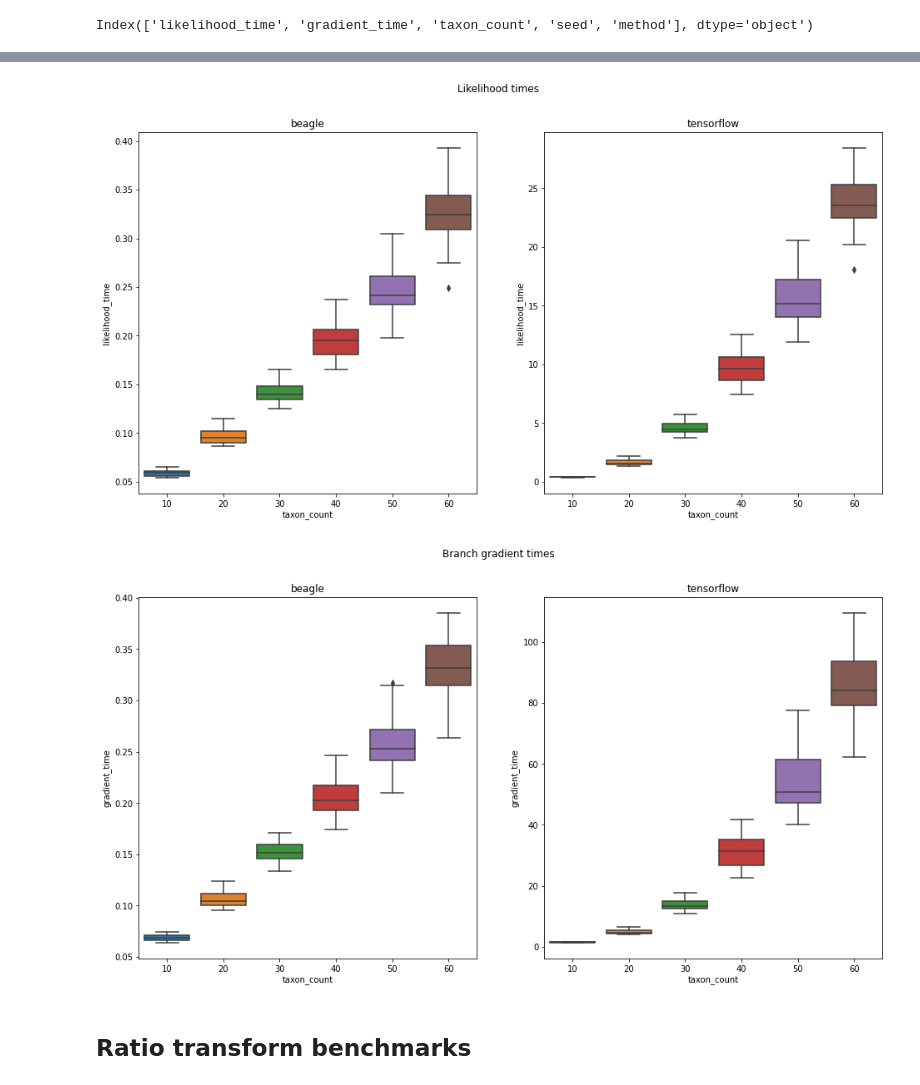
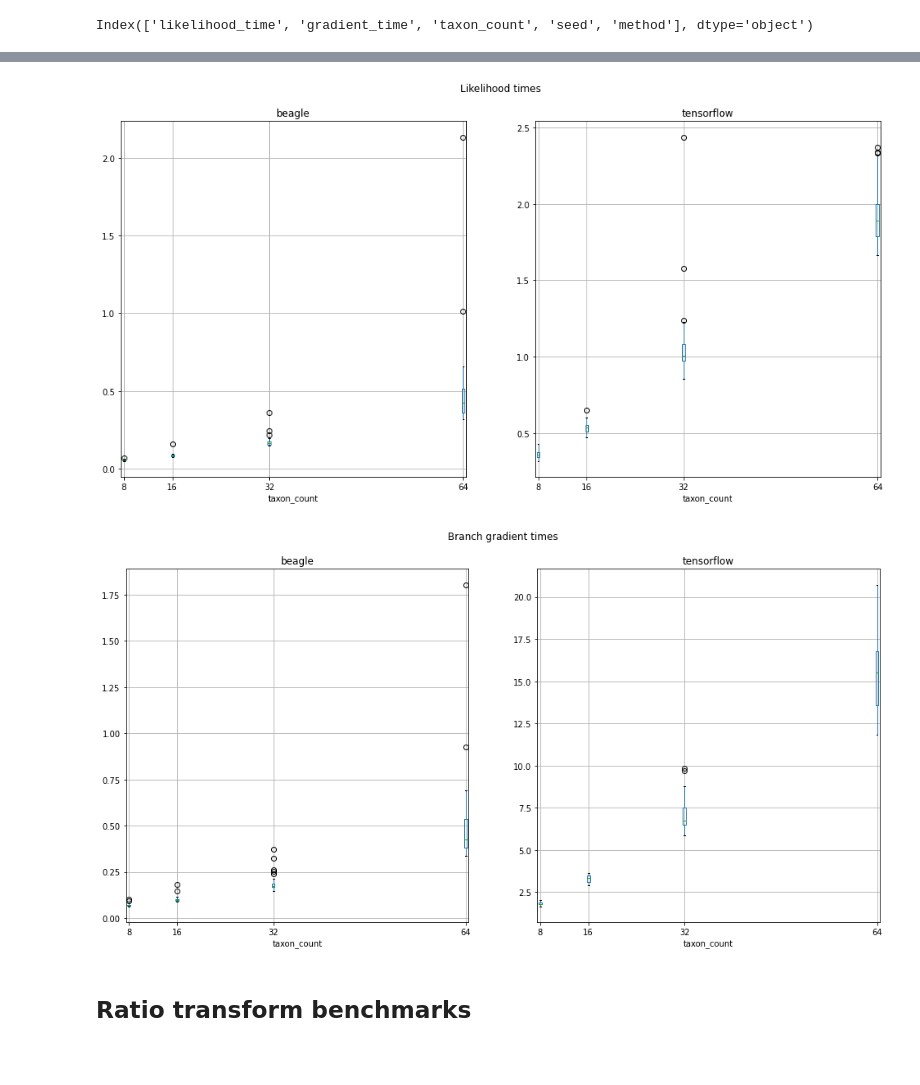
Before and after one commit to christiaanjs/treeflow-benchmarks, a Jupyter notebook: notebook/plot-benchmarks.ipynb, the cells around one changed output, grey strips where cells are left out. Drawn from its saved outputs; the diff is of its cells as text; code cells hidden in the pictures; blank space fills up the shorter version.

Commit message:
R plots

```diff
--- a/notebook/plot-benchmarks.ipynb
+++ b/notebook/plot-benchmarks.ipynb
@@ -42,24 +46,35 @@ Index(['likelihood_time', 'gradient_time', 'taxon_count', 'seed', 'method'], dty
 # %%
 likelihood_grouped = likelihood_times.groupby("method")
 fig, axs = plt.subplots(ncols=len(likelihood_grouped), figsize=(16, 8))
+taxon_counts = sorted(likelihood_times.taxon_count.unique())
 
 for ax, (method, data) in zip(axs, likelihood_grouped):
-    sns.boxplot(x="taxon_count", y="likelihood_time", data=data, ax=ax)
+    data.boxplot(
+        column="likelihood_time",
+        by="taxon_count",
+        positions=taxon_counts,
+        ax=ax
+    )
     ax.set_title(method)
 
 plt.suptitle("Likelihood times");
 # %% [output]
-[figure, old version]
+[figure, new version]
 # %%
 fig, axs = plt.subplots(ncols=len(likelihood_grouped), figsize=(16, 8))
 
 for ax, (method, data) in zip(axs, likelihood_grouped):
-    sns.boxplot(x="taxon_count", y="gradient_time", data=data, ax=ax)
+    data.boxplot(
+        column="gradient_time",
+        by="taxon_count",
+        positions=taxon_counts,
+        ax=ax
+    )
     ax.set_title(method)
 
 plt.suptitle("Branch gradient times");
 # %% [output]
-[figure, old version]
+[figure, new version]
 # %% [markdown]
 ## Ratio transform benchmarks
 # %%
```
Also changed, not shown: parts of 10 cells of this notebook, 8 other files.
